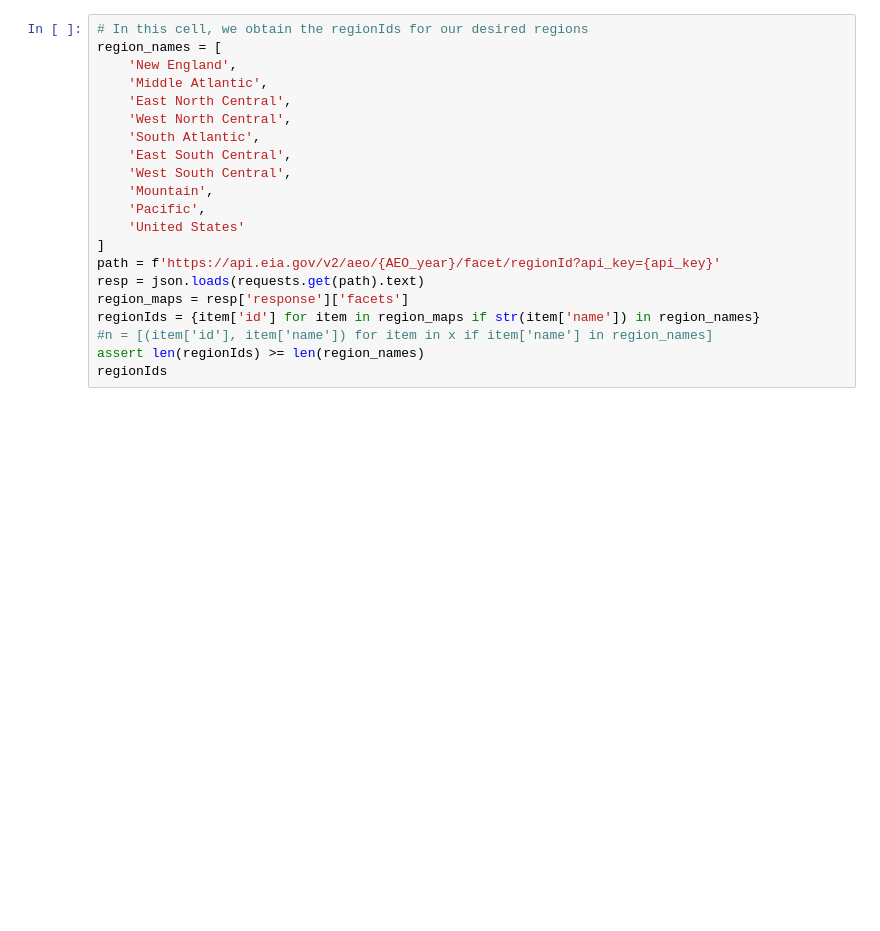
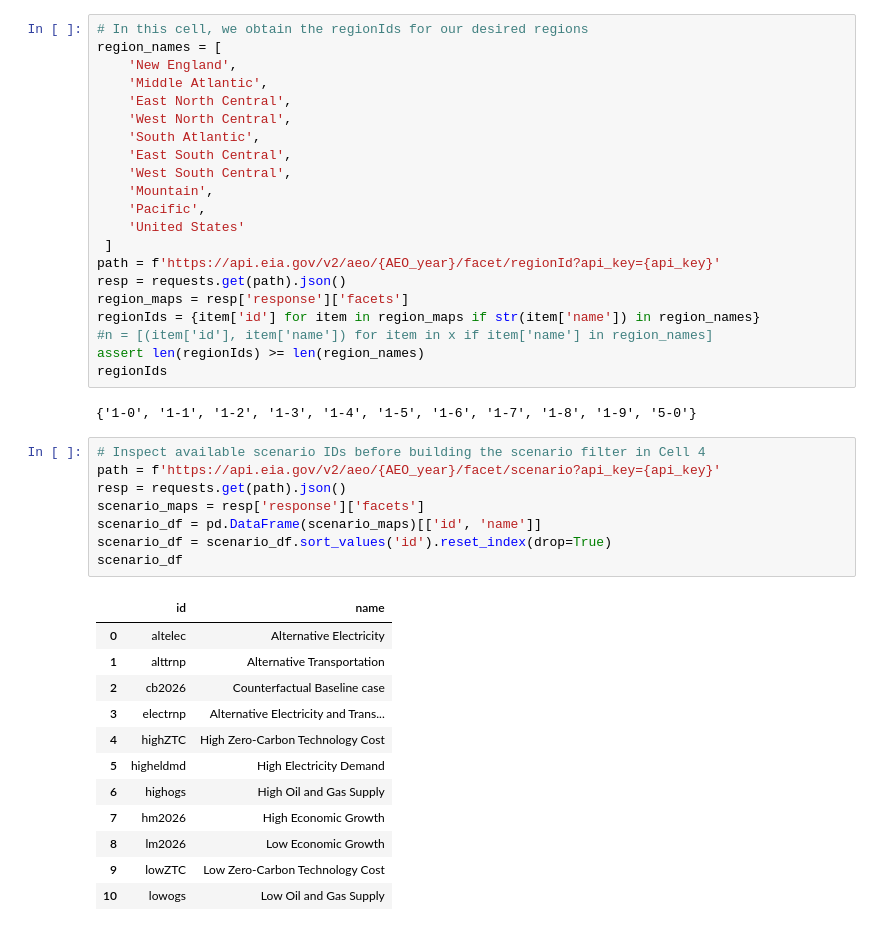
Before and after one commit to ReEDS-Model/ReEDS_Input_Processing, a Jupyter notebook: aeo_updates/AEO_scraper.ipynb, the cells around one changed output. Saved outputs shown, nothing was run; the diff lists cells and outputs as text; blank space fills up the shorter version.

```diff
--- a/aeo_updates/AEO_scraper.ipynb
+++ b/aeo_updates/AEO_scraper.ipynb
@@ -71,11 +71,34 @@ region_names = [
     'Mountain',
     'Pacific',
     'United States'
-]
+ ]
 path = f'https://api.eia.gov/v2/aeo/{AEO_year}/facet/regionId?api_key={api_key}'
-resp = json.loads(requests.get(path).text)
+resp = requests.get(path).json()
 region_maps = resp['response']['facets']
 regionIds = {item['id'] for item in region_maps if str(item['name']) in region_names}
 #n = [(item['id'], item['name']) for item in x if item['name'] in region_names]
 assert len(regionIds) >= len(region_names)
 regionIds
+# %% [output]
+{'1-0', '1-1', '1-2', '1-3', '1-4', '1-5', '1-6', '1-7', '1-8', '1-9', '5-0'}
+# %%
+# Inspect available scenario IDs before building the scenario filter in Cell 4
+path = f'https://api.eia.gov/v2/aeo/{AEO_year}/facet/scenario?api_key={api_key}'
+resp = requests.get(path).json()
+scenario_maps = resp['response']['facets']
+scenario_df = pd.DataFrame(scenario_maps)[['id', 'name']]
+scenario_df = scenario_df.sort_values('id').reset_index(drop=True)
+scenario_df
+# %% [output]
+|  | id | name |
+| 0 | altelec | Alternative Electricity |
+| 1 | alttrnp | Alternative Transportation |
+| 2 | cb2026 | Counterfactual Baseline case |
+| 3 | electrnp | Alternative Electricity and Trans... |
+| 4 | highZTC | High Zero-Carbon Technology Cost |
+| 5 | higheldmd | High Electricity Demand |
+| 6 | highogs | High Oil and Gas Supply |
+| 7 | hm2026 | High Economic Growth |
+| 8 | lm2026 | Low Economic Growth |
+| 9 | lowZTC | Low Zero-Carbon Technology Cost |
+| 10 | lowogs | Low Oil and Gas Supply |
```
Also changed, not shown: parts of 9 cells of this notebook.
